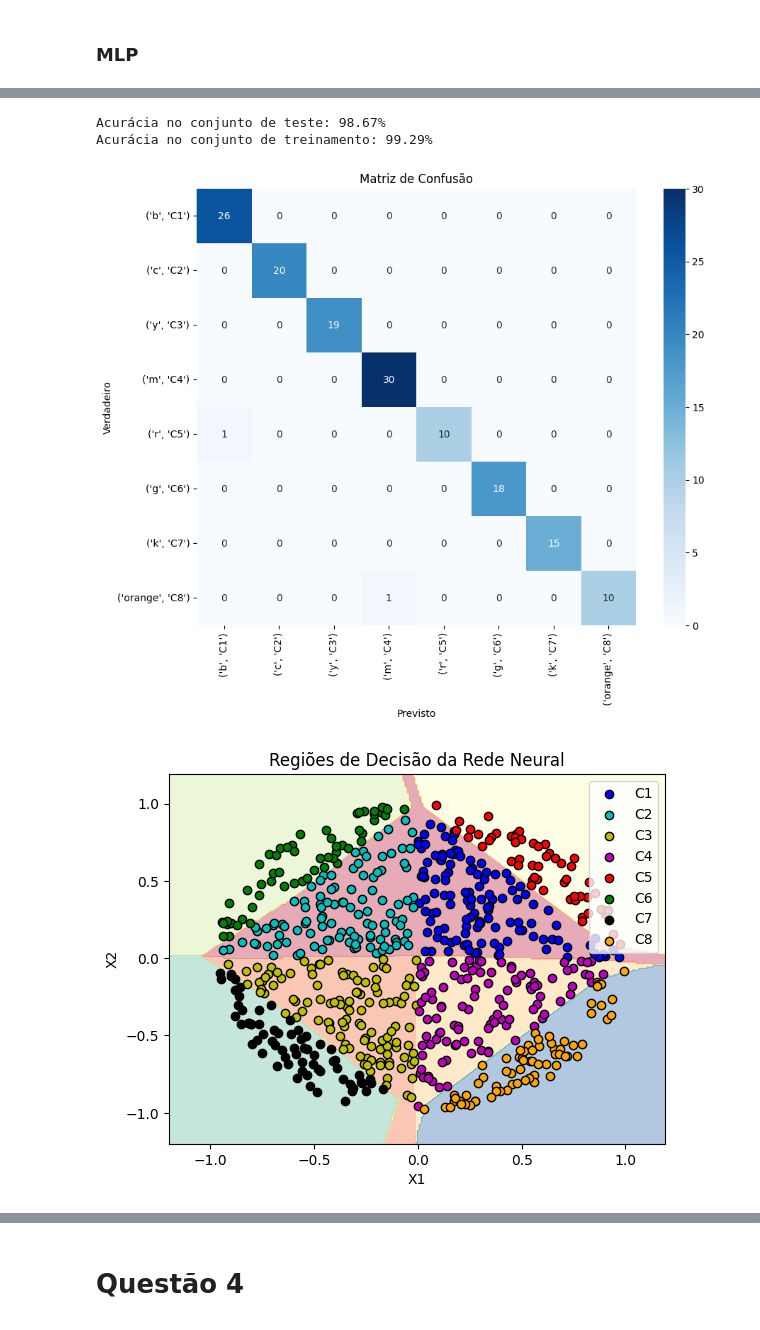
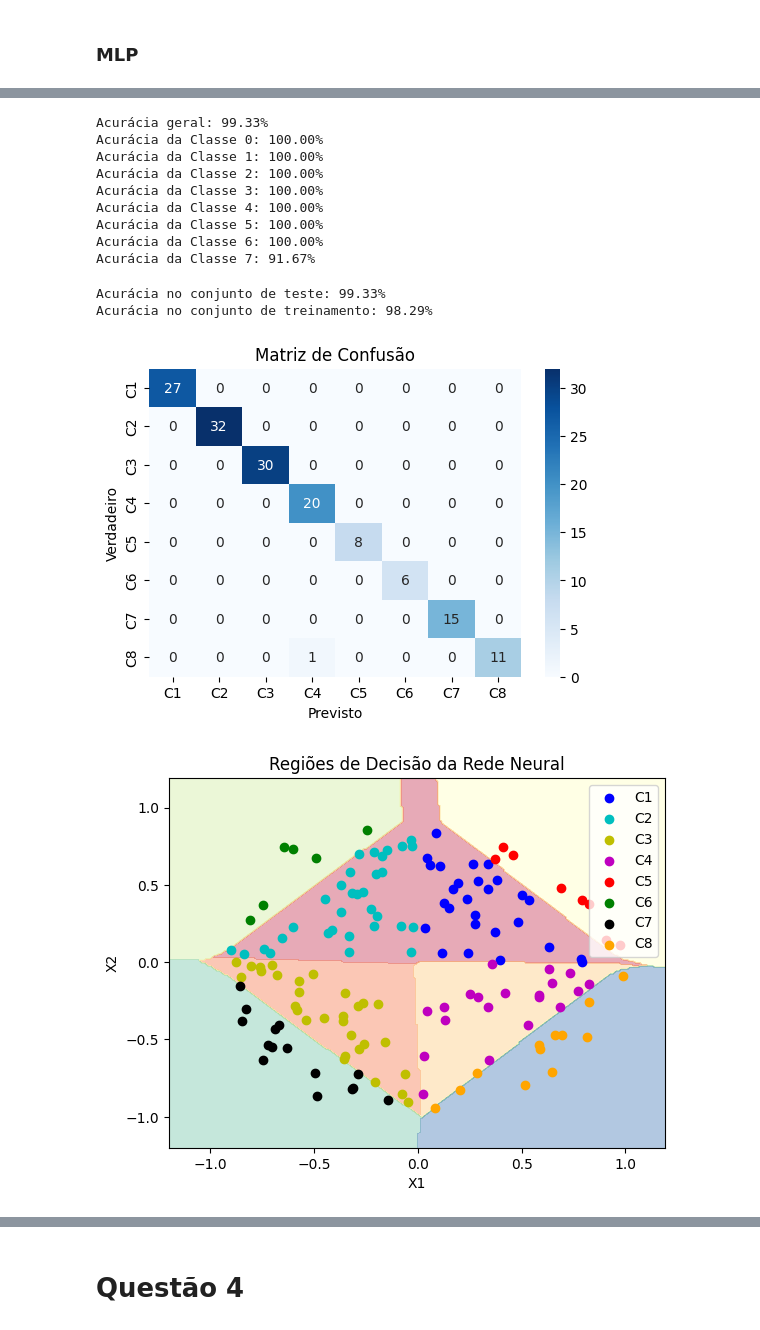
Before and after one commit to ArthurrCr/DEEP-LEARNING, a Jupyter notebook: [DL] 1A Lista_.ipynb, the cells around one changed output, grey strips where cells are left out. Cells and saved outputs as stored; diff of their text form; code cells hidden in the pictures.

```diff
--- a/[DL] 1A Lista_.ipynb
+++ b/[DL] 1A Lista_.ipynb
@@ -684,7 +660,7 @@ def function_c(x):
     return 10*x**5 + 5*x**4 + 2*x**3 - 0.5*x**2 + 3*x + 2
 
 # Gerando dados de amostra (200 amostras uniformemente espaçadas entre 0 e 5)
-x_samples_c = np.linspace(0, 5, 1000)  # 200 amostras entre 0 e 5
+x_samples_c = np.linspace(0, 5, 200)  # 200 amostras entre 0 e 5
 y_samples_c = function_c(x_samples_c)
 
 # Dividindo os dados em conjuntos de treinamento e validação
@@ -1036,7 +1016,7 @@ xx, yy = np.meshgrid(np.arange(x_min, x_max, 0.01),
 
 # Prever classes para cada ponto na grade
 grid_points = np.c_[xx.ravel(), yy.ravel()].T  # Preparar pontos da grade para classificação
-A = forward_propagation(grid_points, parameters)  # Obter saída do modelo para cada ponto
+A = forward_propagation_delta(grid_points, parameters)  # Obter saída do modelo para cada ponto
 predictions = np.argmax(A, axis=0)  # Obter a classe com a maior saída
 Z = predictions.reshape(xx.shape)  # Reshape de acordo com a grade de pontos
 
@@ -1045,10 +1025,10 @@ plt.contourf(xx, yy, Z, alpha=0.4, cmap='Spectral')
 plt.xlim(xx.min(), xx.max())
 plt.ylim(yy.min(), yy.max())
 
-# Plotar os pontos de treinamento
+# Plotar os pontos de teste
 for i, color in enumerate(['blue', 'c', 'y', 'm', 'r', 'g', 'k', 'orange']):
-    idx = np.where(Y_train[i, :] == 1)
-    plt.scatter(X_train[0, idx], X_train[1, idx], c=color, label=class_dict[i][1], edgecolor='black')
+    idx = np.where(Y_test[i, :] == 1)
+    plt.scatter(X_test[0, idx], X_test[1, idx], c=color, label=class_dict[i])
 
 plt.title('Regiões de Decisão do Perceptron')
 plt.xlabel('X1')
@@ -1189,7 +1182,7 @@ xx, yy = np.meshgrid(np.arange(x_min, x_max, 0.01),
 
 # Prever classes para cada ponto na grade
 grid_points = np.c_[xx.ravel(), yy.ravel()].T  # Preparar pontos da grade para classificação
-A = forward_propagation(grid_points, parameters)  # Obter saída do modelo para cada ponto
+A = forward_propagation_momentum(grid_points, parameters)  # Obter saída do modelo para cada ponto
 predictions = np.argmax(A, axis=0)  # Obter a classe com a maior saída
 Z = predictions.reshape(xx.shape)  # Reshape de acordo com a grade de pontos
 
@@ -1198,10 +1191,10 @@ plt.contourf(xx, yy, Z, alpha=0.4, cmap='Spectral')
 plt.xlim(xx.min(), xx.max())
 plt.ylim(yy.min(), yy.max())
 
-# Plotar os pontos de treinamento
+# Plotar os pontos de teste
 for i, color in enumerate(['blue', 'c', 'y', 'm', 'r', 'g', 'k', 'orange']):
-    idx = np.where(Y_train[i, :] == 1)
-    plt.scatter(X_train[0, idx], X_train[1, idx], c=color, label=class_dict[i][1], edgecolor='black')
+    idx = np.where(Y_test[i, :] == 1)
+    plt.scatter(X_test[0, idx], X_test[1, idx], c=color, label=class_dict[i], cmap='Spectral')
 
 plt.title('Regiões de Decisão do Perceptron com Momentum')
 plt.xlabel('X1')
@@ -1214,7 +1207,7 @@ plt.show()
 ### MLP
 # %%
 # Definindo a arquitetura da rede
-layers_dims = [X_train.shape[0], 10, Y_train.shape[0]]  # 2 neurônios na camada de entrada, 5 na camada oculta e 1 na camada de saída
+layers_dims = [X_train.shape[0], 10, Y_train.shape[0]]
 
 # Inicializando os parâmetros
 parameters = initialize_parameters_deep(layers_dims)
@@ -1231,6 +1224,9 @@ for i in range(8000):
     cost_train = compute_cost(AL, Y_train, problema='classificacao_multiclasse')
     costs_train.append(cost_train)
 
+    # Cálculo do custo (validação)
+    AL_val, _ = L_model_forward(X_val, parameters, hidden_activation='relu', output_activation='softmax_output')
+
     # Propagação para trás
     grads = L_model_backward(AL, Y_train, caches, hidden_activation='relu',
                                output_activation='softmax_output', problema='classificacao_multiclasse')
@@ -1241,5 +1237,5 @@ for i in range(8000):
 
     # Imprimir o custo a cada 1000 iterações
     if i % 1000 == 0:
-        print(f"Iteração {i} - Custo: {cost_train}")
+        print(f"Iteração {i} - Custo Treino: {cost_train} - Custo Validação: {compute_cost(AL_val, Y_val, problema='classificacao_multiclasse')}")
 # %% [output]
@@ -1254,3 +1250,42 @@ Iteração 7000 - Custo: 0.11529855682121627
+# %%
+def predict_and_accuracy(X, Y, parameters):
+    # Previsões
+    AL, _ = L_model_forward(X, parameters, hidden_activation='relu', output_activation='softmax_output')
+    predictions = np.argmax(AL, axis=0)
+    true_labels = np.argmax(Y, axis=0)
+
+    # Calcula a acurácia geral
+    accuracy = np.mean(predictions == true_labels)
+
+    # Calcula a acurácia por classe
+    classes = np.unique(true_labels)
+    accuracies = {}
+    for cls in classes:
+        idx = np.where(true_labels == cls)
+        class_acc = np.mean(predictions[idx] == true_labels[idx])
+        accuracies[cls] = class_acc
+
+    return accuracies, accuracy
+
+# Após o treinamento, calcule a acurácia por classe e a acurácia geral
+accuracies, overall_accuracy = predict_and_accuracy(X_test, Y_test, parameters)
+
+# Imprimir acurácia geral
+print(f"Acurácia geral: {overall_accuracy * 100:.2f}%")
+
+# Imprimir a acurácia por classe
+for cls, acc in accuracies.items():
+    print(f"Acurácia da Classe {cls}: {acc * 100:.2f}%")
+# %% [output]
+Acurácia geral: 99.33%
+Acurácia da Classe 0: 100.00%
+Acurácia da Classe 1: 100.00%
+Acurácia da Classe 2: 100.00%
+Acurácia da Classe 3: 100.00%
+Acurácia da Classe 4: 100.00%
+Acurácia da Classe 5: 100.00%
+Acurácia da Classe 6: 100.00%
+Acurácia da Classe 7: 91.67%
 # %%
 # Propagação para frente para fazer previsões com o modelo treinado
 AL_test, _ = L_model_forward(X_test, parameters, hidden_activation='relu', output_activation='softmax_output')
@@ -1269,43 +1304,43 @@ print(f"Acurácia no conjunto de treinamento: {accuracy_train * 100:.2f}%")
 
 # Plotar a matriz de confusão
 cm = confusion_matrix(Y_test_indices, predictions)
-plt.figure(figsize=(10, 8))
+plt.figure(figsize=(6, 4))
 sns.heatmap(cm, annot=True, fmt='d', cmap='Blues', xticklabels=class_dict.values
 (), yticklabels=class_dict.values())
 plt.title('Matriz de Confusão')
 plt.ylabel('Verdadeiro')
 plt.xlabel('Previsto')
 plt.show()
 
 # Definir os limites da grade e criar uma grade de pontos
 x_min, x_max = -1.2, 1.2
 y_min, y_max = -1.2, 1.2
 xx, yy = np.meshgrid(np.arange(x_min, x_max, 0.01),
                      np.arange(y_min, y_max, 0.01))
 
 # Prever classes para cada ponto na grade usando a função correta
 grid_points = np.c_[xx.ravel(), yy.ravel()].T
 AL, _ = L_model_forward(grid_points, parameters, hidden_activation='relu', output_activation='softmax_output')
 predictions_grid = np.argmax(AL, axis=0)
 Z = predictions_grid.reshape(xx.shape)
 
 # Plotar as regiões de decisão
 plt.contourf(xx, yy, Z, alpha=0.4, cmap='Spectral')
 plt.xlim(xx.min(), xx.max())
 plt.ylim(yy.min(), yy.max())
 
-# Plotar os pontos de treinamento
+# Plotar os pontos de teste
 for i, color in enumerate(['blue', 'c', 'y', 'm', 'r', 'g', 'k', 'orange']):
-    idx = np.where(Y_train[i, :] == 1)
-    plt.scatter(X_train[0, idx], X_train[1, idx], c=color, label=class_dict[i][1], edgecolor='black')
+    idx = np.where(Y_test[i, :] == 1)
+    plt.scatter(X_test[0, idx], X_test[1, idx], c=color, label=class_dict[i], cmap='Spectral')
 
 plt.title('Regiões de Decisão da Rede Neural')
 plt.xlabel('X1')
 plt.ylabel('X2')
 plt.legend(loc='upper right')
 plt.show()
 # %% [output]
-Acurácia no conjunto de teste: 98.67%
-Acurácia no conjunto de treinamento: 99.29%
+Acurácia no conjunto de teste: 99.33%
+Acurácia no conjunto de treinamento: 98.29%
-[figure, old version]
+[figure, new version]
-[figure, old version]
+[figure, new version]
```
Also changed, not shown: parts of 31 cells of this notebook.
